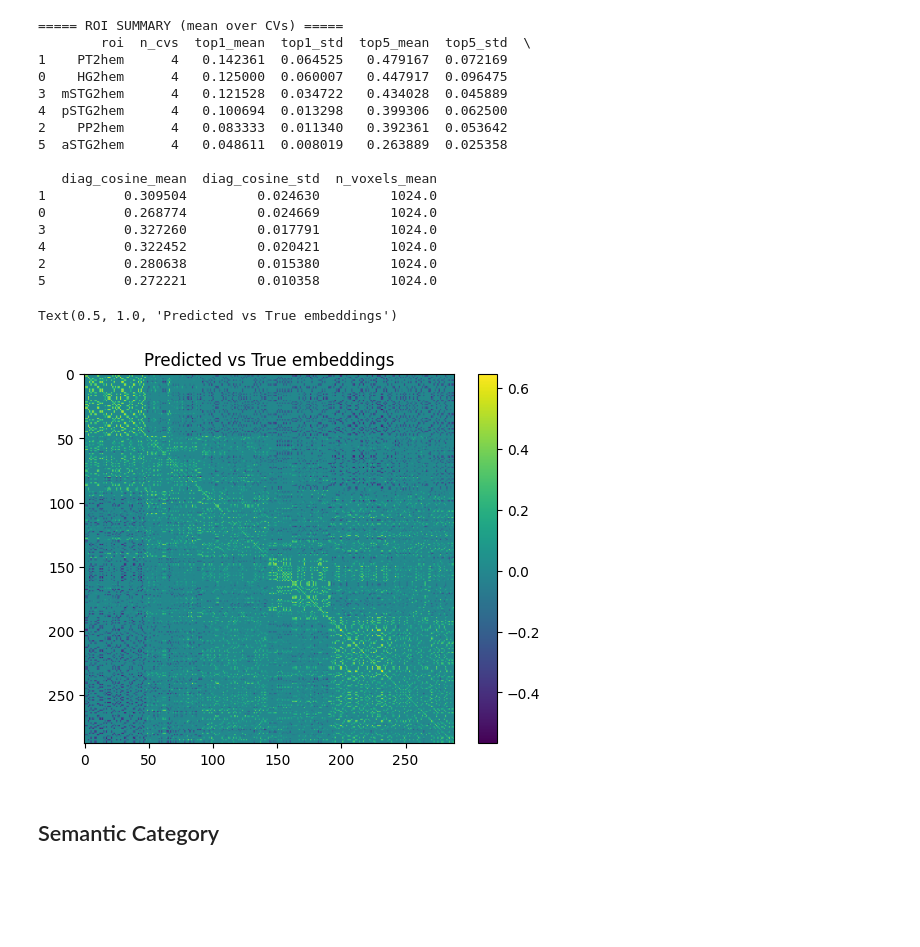
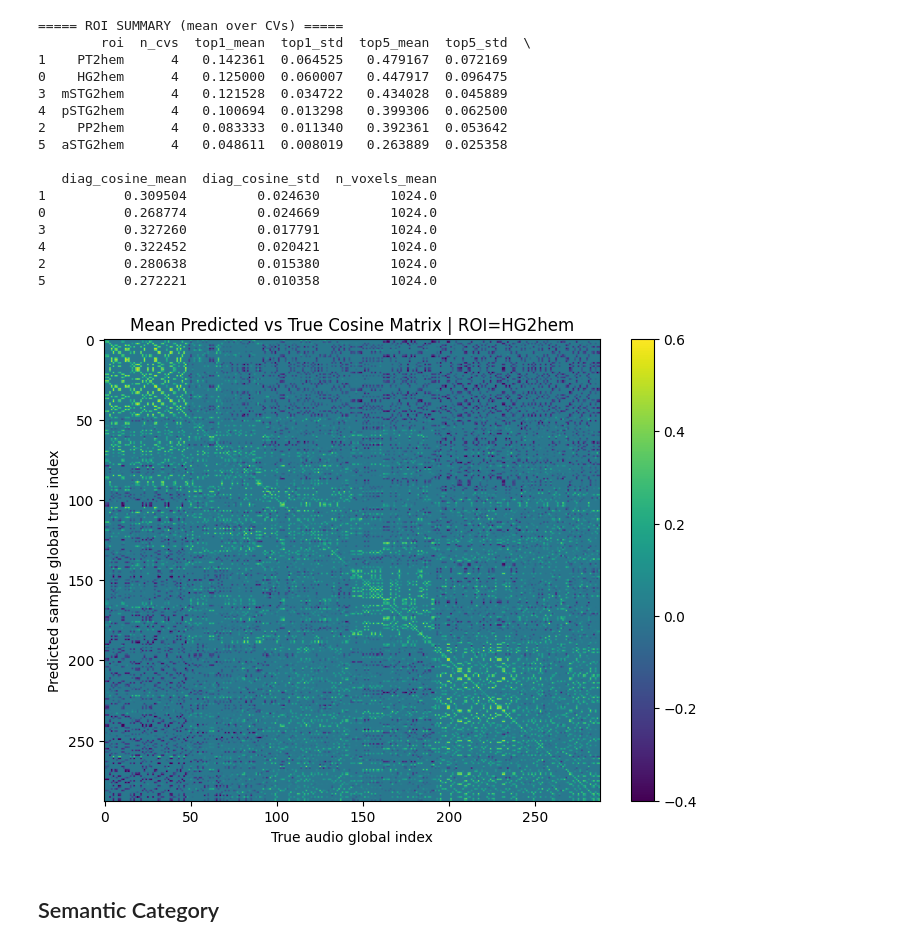
Before and after one commit to mattciff5/brainSounds, a Jupyter notebook: maas_data/exploring.ipynb, the cells around one changed output. Cells and saved outputs as stored; diff of their text form; code cells hidden in the pictures; blank space fills up the shorter version.

```diff
--- a/maas_data/exploring.ipynb
+++ b/maas_data/exploring.ipynb
@@ -1232,13 +1477,11 @@ print(roi_summary_df)
 4          0.322452         0.020421         1024.0
 2          0.280638         0.015380         1024.0
 5          0.272221         0.010358         1024.0
-# %%
-plt.imshow(roi_mean_similarity_matrices['PT2hem'])
-plt.colorbar()
-plt.title("Predicted vs True embeddings")
-# %% [output]
-Text(0.5, 1.0, 'Predicted vs True embeddings')
-[figure, removed]
+# %%
+roi = 'HG2hem'
+plot_roi_mean_matrix(roi_mean_similarity_matrices, roi, vmax=0.6, vmin=-0.4)
+# %% [output]
+[figure, added]
 # %% [markdown]
 ## Semantic Category
 # %%
```
Also changed, not shown: parts of 35 cells of this notebook.
